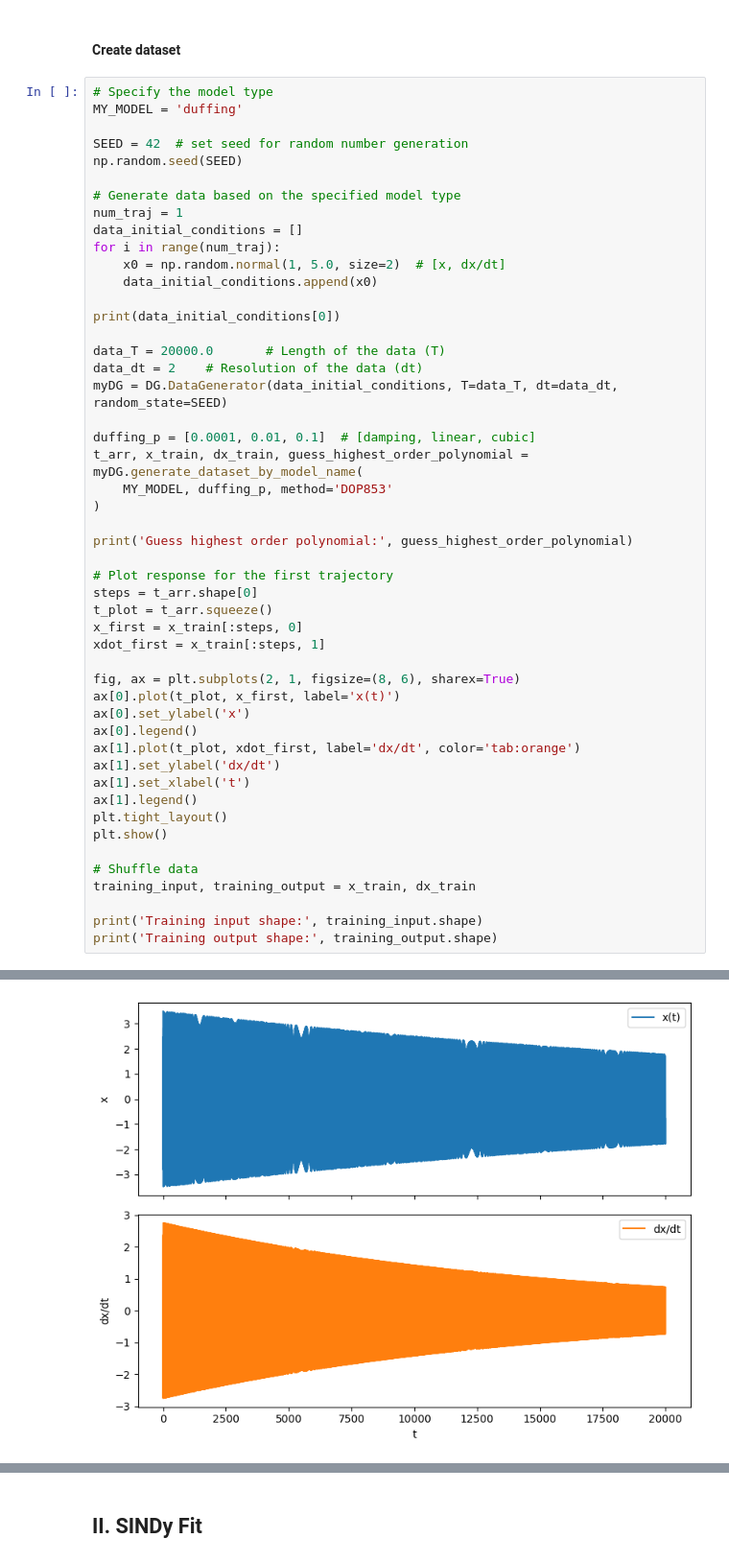
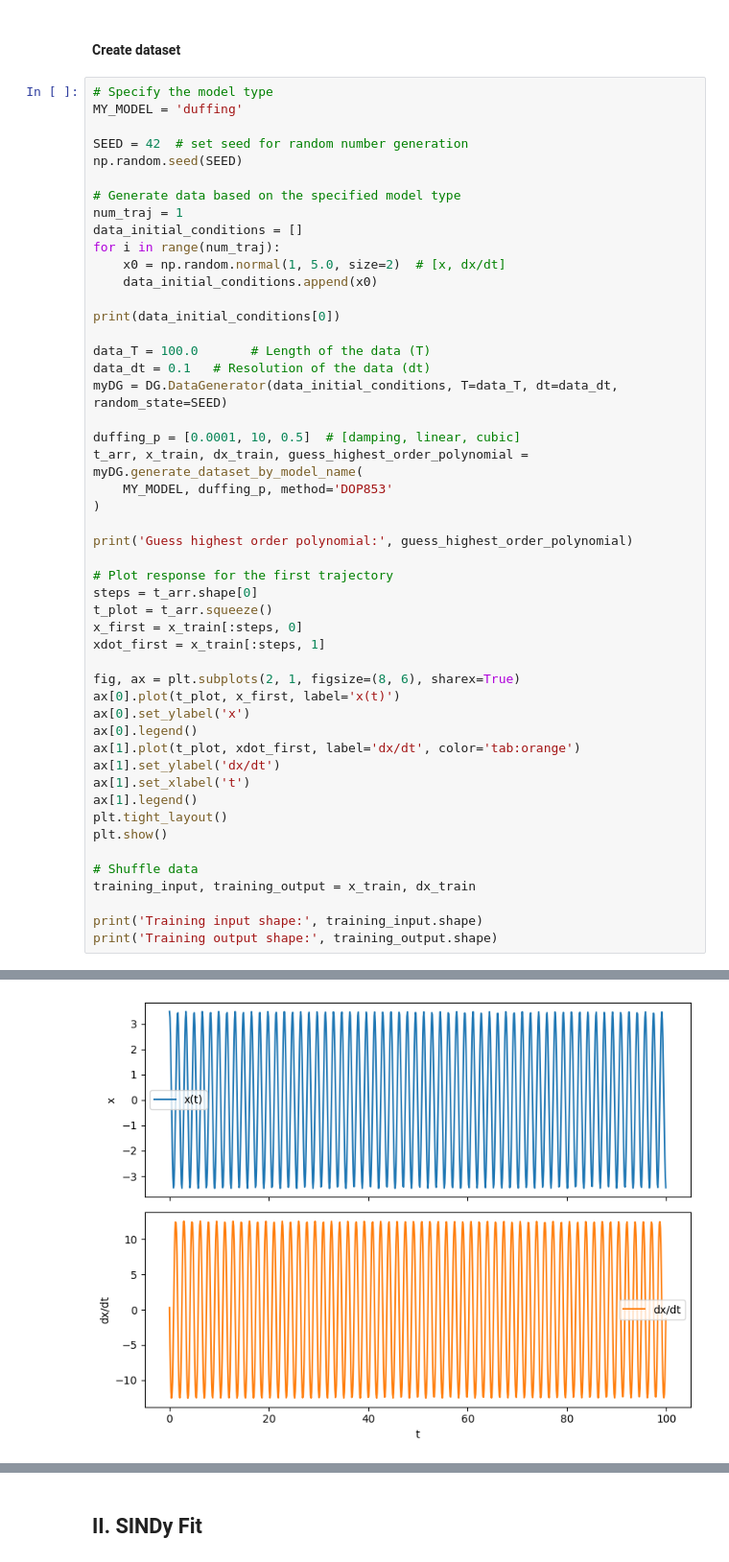
Before and after one commit to siyuan-xing/SREINet, a Jupyter notebook: code/balancing_weights/SINDy_Duffing.ipynb, the cells around one changed output, grey strips where cells are left out. Shown at 96% size. Saved outputs shown, nothing was run; the diff lists cells and outputs as text.

```diff
--- a/code/balancing_weights/SINDy_Duffing.ipynb
+++ b/code/balancing_weights/SINDy_Duffing.ipynb
@@ -36,40 +36,40 @@ for i in range(num_traj):
 
 print(data_initial_conditions[0])
 
-data_T = 20000.0       # Length of the data (T)
-data_dt = 2    # Resolution of the data (dt)
+data_T = 100.0       # Length of the data (T)
+data_dt = 0.1   # Resolution of the data (dt)
 myDG = DG.DataGenerator(data_initial_conditions, T=data_T, dt=data_dt, random_state=SEED)
 
-duffing_p = [0.0001, 0.01, 0.1]  # [damping, linear, cubic]
+duffing_p = [0.0001, 10, 0.5]  # [damping, linear, cubic]
 t_arr, x_train, dx_train, guess_highest_order_polynomial = myDG.generate_dataset_by_model_name(
     MY_MODEL, duffing_p, method='DOP853'
 )
 
 print('Guess highest order polynomial:', guess_highest_order_polynomial)
 
 # Plot response for the first trajectory
 steps = t_arr.shape[0]
 t_plot = t_arr.squeeze()
 x_first = x_train[:steps, 0]
 xdot_first = x_train[:steps, 1]
 
 fig, ax = plt.subplots(2, 1, figsize=(8, 6), sharex=True)
 ax[0].plot(t_plot, x_first, label='x(t)')
 ax[0].set_ylabel('x')
 ax[0].legend()
 ax[1].plot(t_plot, xdot_first, label='dx/dt', color='tab:orange')
 ax[1].set_ylabel('dx/dt')
 ax[1].set_xlabel('t')
 ax[1].legend()
 plt.tight_layout()
 plt.show()
 
 # Shuffle data
 training_input, training_output = x_train, dx_train
 
 print('Training input shape:', training_input.shape)
 print('Training output shape:', training_output.shape)
 # %% [output]
 [3.48357077 0.30867849]
 Guess highest order polynomial: 3
-[figure, old version]
+[figure, new version]
```
Also changed, not shown: parts of 5 cells of this notebook, 15 other files.
